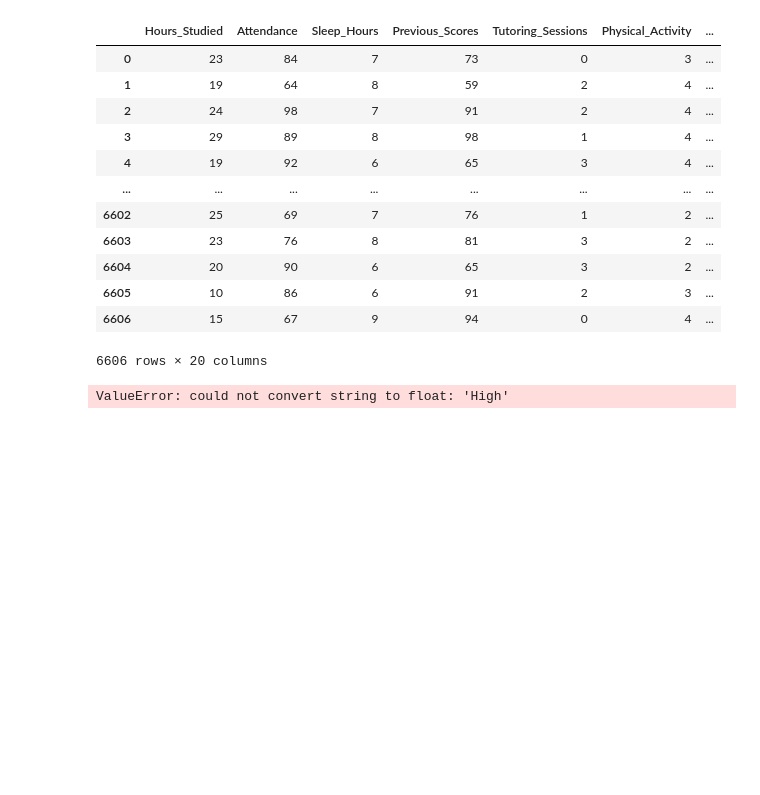
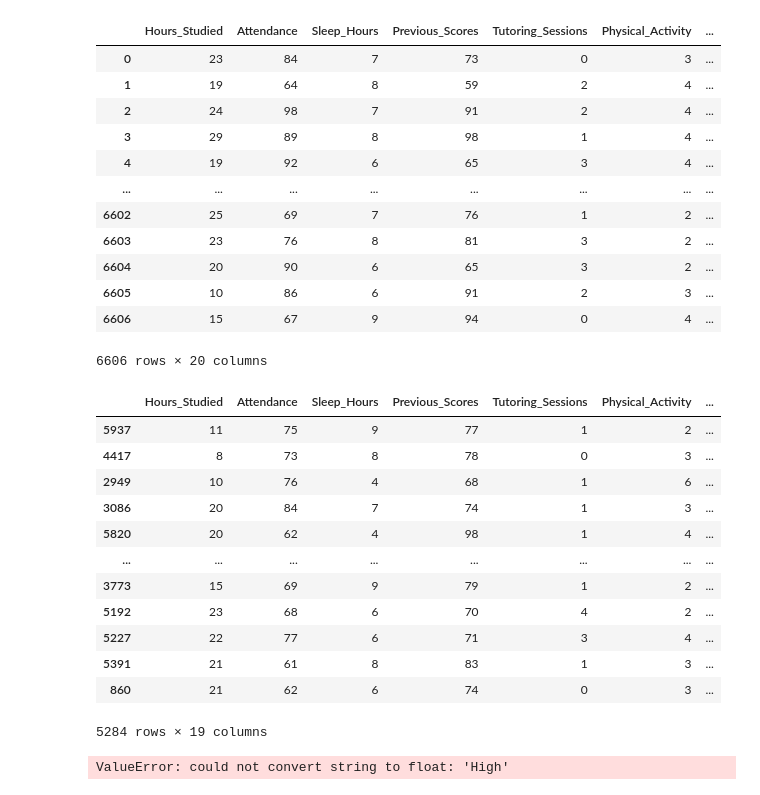
Before and after one commit to bartowen/streamlit_proyect, a Jupyter notebook: src/explore.ipynb, the cells around one changed output. Drawn from its saved outputs; the diff is of its cells as text; code cells hidden in the pictures; blank space fills up the shorter version.

Commit message:
train_test_split d3

```diff
--- a/src/explore.ipynb
+++ b/src/explore.ipynb
@@ -173,6 +173,27 @@ See the caveats in the documentation: https://pandas.pydata.org/pandas-docs/stab
 | 6605 | 10 | 86 | 6 | 91 | 2 | 3 | ... |
 | 6606 | 15 | 67 | 9 | 94 | 0 | 4 | ... |
 6606 rows × 20 columns
+# %%
+X = df3.drop(columns=['Exam_Score'])
+y = df3['Exam_Score']
+
+X_train, X_test, y_train, y_test = train_test_split(X, y, test_size=0.2, random_state=42)
+
+X_train
+# %% [output]
+|  | Hours_Studied | Attendance | Sleep_Hours | Previous_Scores | Tutoring_Sessions | Physical_Activity | ... |
+| 5937 | 11 | 75 | 9 | 77 | 1 | 2 | ... |
+| 4417 | 8 | 73 | 8 | 78 | 0 | 3 | ... |
+| 2949 | 10 | 76 | 4 | 68 | 1 | 6 | ... |
+| 3086 | 20 | 84 | 7 | 74 | 1 | 3 | ... |
+| 5820 | 20 | 62 | 4 | 98 | 1 | 4 | ... |
+| ... | ... | ... | ... | ... | ... | ... | ... |
+| 3773 | 15 | 69 | 9 | 79 | 1 | 2 | ... |
+| 5192 | 23 | 68 | 6 | 70 | 4 | 2 | ... |
+| 5227 | 22 | 77 | 6 | 71 | 3 | 4 | ... |
+| 5391 | 21 | 61 | 8 | 83 | 1 | 3 | ... |
+| 860 | 21 | 62 | 6 | 74 | 0 | 3 | ... |
+5284 rows × 19 columns
 # %%
 # Vamos a probar primero por un arbol de decisión
 from sklearn.tree import DecisionTreeRegressor
```
